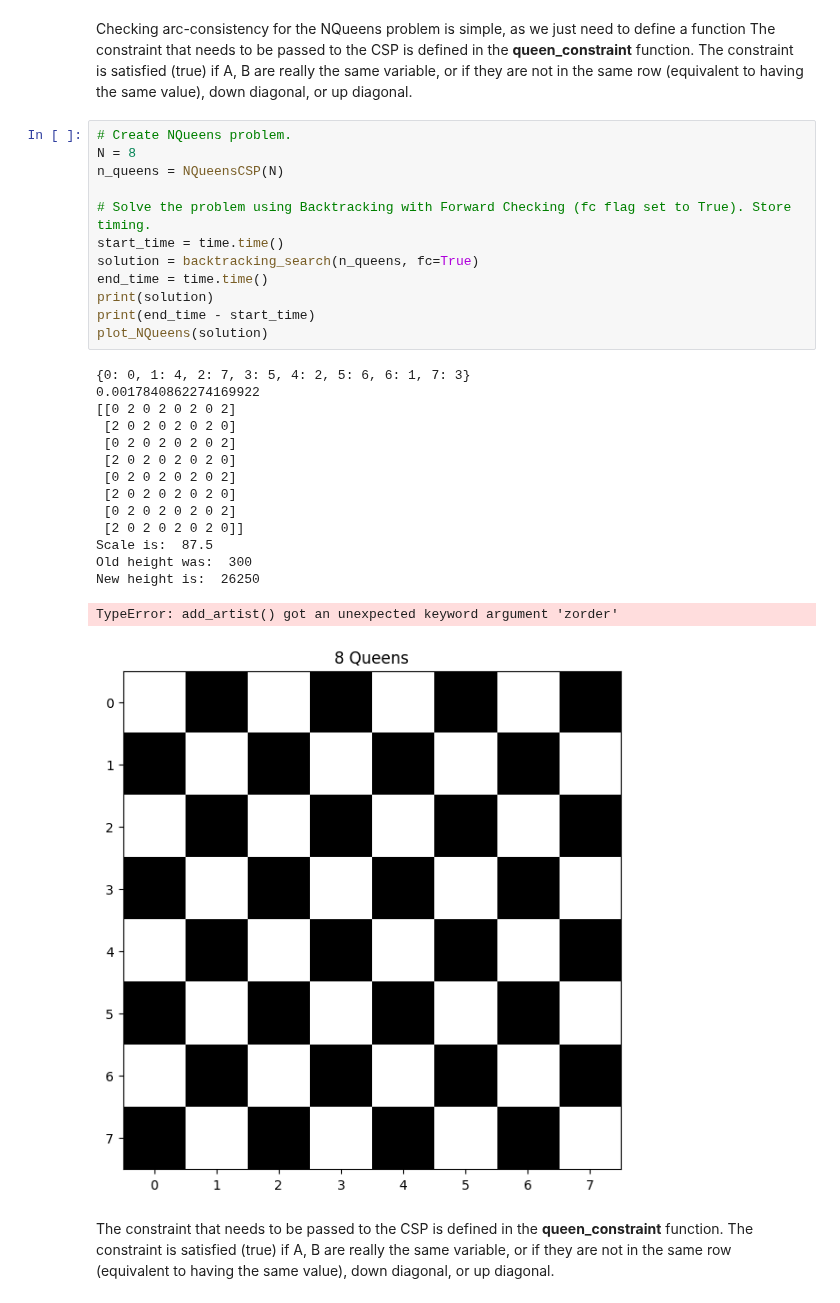
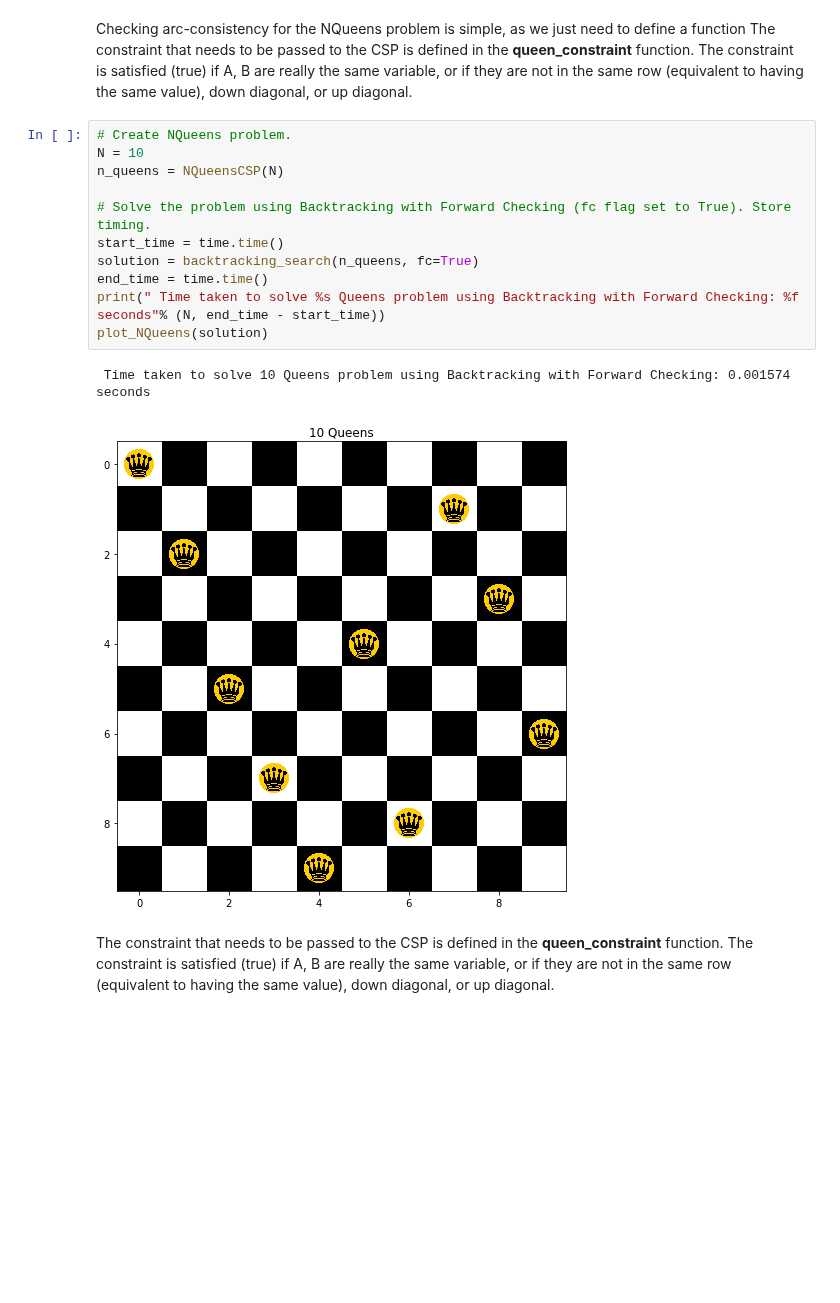
Before and after one commit to ToniRV/Constraint-Satisfaction-Notebook, a Jupyter notebook: CSPs.ipynb, the cells around one changed output. Drawn from its saved outputs; the diff is of its cells as text; blank space fills up the shorter version.

```diff
--- a/CSPs.ipynb
+++ b/CSPs.ipynb
@@ -340,32 +332,18 @@ The constraint that needs to be passed to the CSP is defined in the **queen_cons
 The constraint is satisfied (true) if A, B are really the same variable, or if they are not in the same row (equivalent to having the same value), down diagonal, or up diagonal.
 # %%
 # Create NQueens problem.
-N = 8
+N = 10
 n_queens = NQueensCSP(N)
 
 # Solve the problem using Backtracking with Forward Checking (fc flag set to True). Store timing.
 start_time = time.time()
 solution = backtracking_search(n_queens, fc=True)
 end_time = time.time()
-print(solution)
-print(end_time - start_time)
+print(" Time taken to solve %s Queens problem using Backtracking with Forward Checking: %f seconds"% (N, end_time - start_time))
 plot_NQueens(solution)
 # %% [output]
-{0: 0, 1: 4, 2: 7, 3: 5, 4: 2, 5: 6, 6: 1, 7: 3}
-0.0017840862274169922
-[[0 2 0 2 0 2 0 2]
- [2 0 2 0 2 0 2 0]
- [0 2 0 2 0 2 0 2]
- [2 0 2 0 2 0 2 0]
- [0 2 0 2 0 2 0 2]
- [2 0 2 0 2 0 2 0]
- [0 2 0 2 0 2 0 2]
- [2 0 2 0 2 0 2 0]]
-Scale is:  87.5
-Old height was:  300
-New height is:  26250
+ Time taken to solve 10 Queens problem using Backtracking with Forward Checking: 0.001574 seconds
-TypeError: add_artist() got an unexpected keyword argument 'zorder'
-[figure, old version]
+[figure, new version]
 # %% [markdown]
 The constraint that needs to be passed to the CSP is defined in the **queen_constraint** function.
  The constraint is satisfied (true) if A, B are really the same variable, or if they are not in the same row (equivalent to having the same value), down diagonal, or up diagonal.
```
Also changed, not shown: parts of 6 cells of this notebook, 1 other file.
